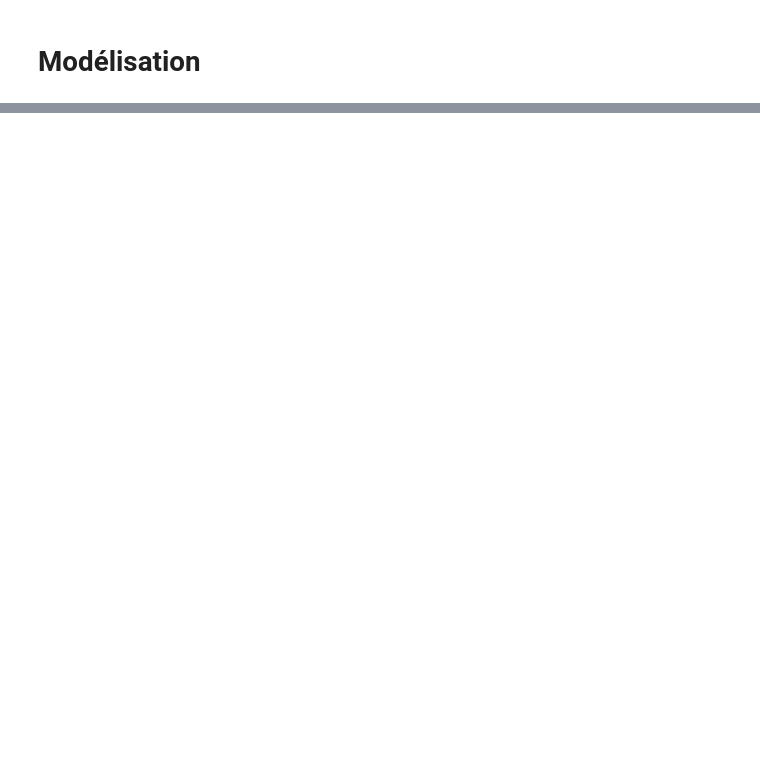
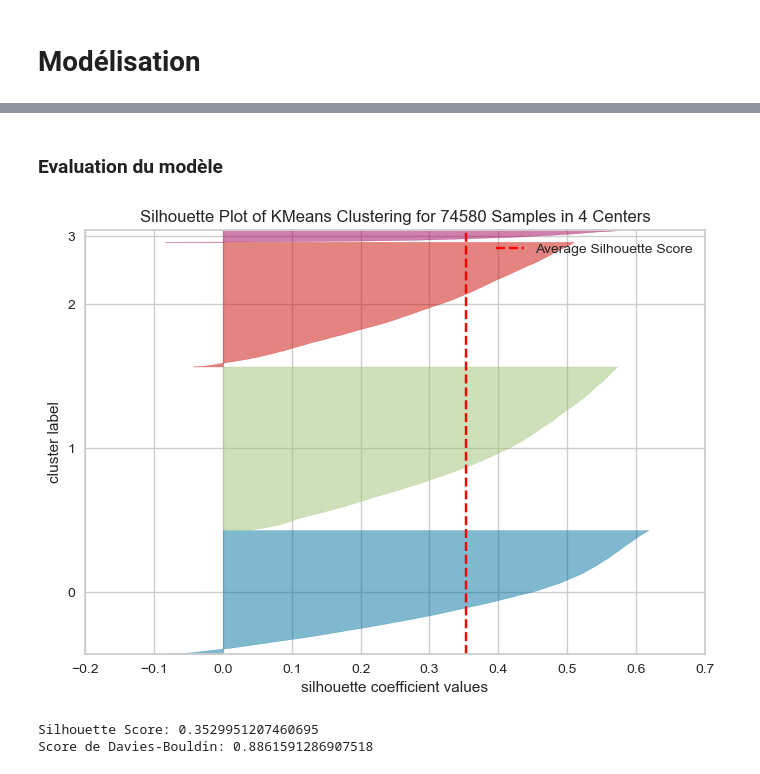
Before and after one commit to Sylvariane/segmentez_les_clients, a Jupyter notebook: POlist_02_notebookessais.ipynb, the cells around one changed output, grey strips where cells are left out. Drawn from its saved outputs; the diff is of its cells as text; code cells hidden in the pictures; blank space fills up the shorter version.

```diff
--- a/POlist_02_notebookessais.ipynb
+++ b/POlist_02_notebookessais.ipynb
@@ -70,0 +185,19 @@ test_set.shape
+# %% [markdown]
+### Evaluation du modèle
+# %%
+from yellowbrick.cluster import SilhouetteVisualizer
+
+visualizer = SilhouetteVisualizer(km, colors='yellowbrick')
+
+visualizer.fit(data_pca)        # Fit the data to the visualizer
+visualizer.show();       # Finalize and render the figure
+# %% [output]
+[figure, added]
+# %%
+from sklearn.metrics import silhouette_score, davies_bouldin_score
+
+print("Silhouette Score:", silhouette_score(data_pca, label))
+print("Score de Davies-Bouldin:", davies_bouldin_score(data_pca, label))
+# %% [output]
+Silhouette Score: 0.3529951207460695
+Score de Davies-Bouldin: 0.8861591286907518
```
Also changed, not shown: parts of 37 cells of this notebook.
